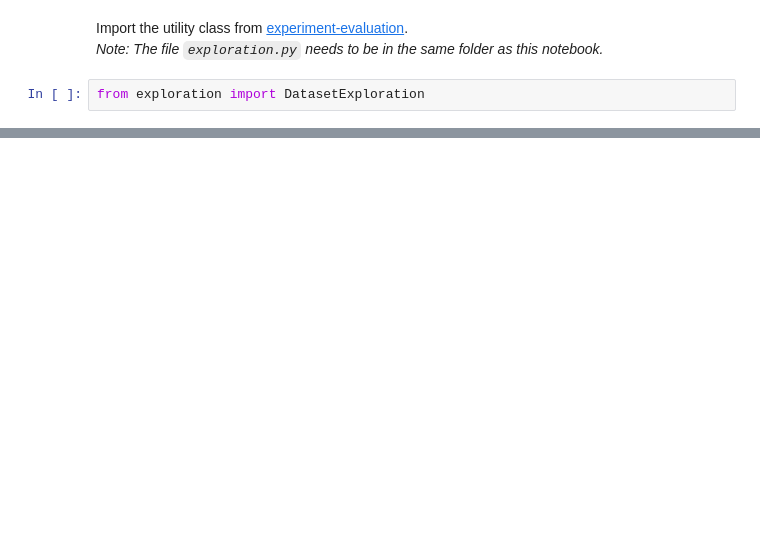
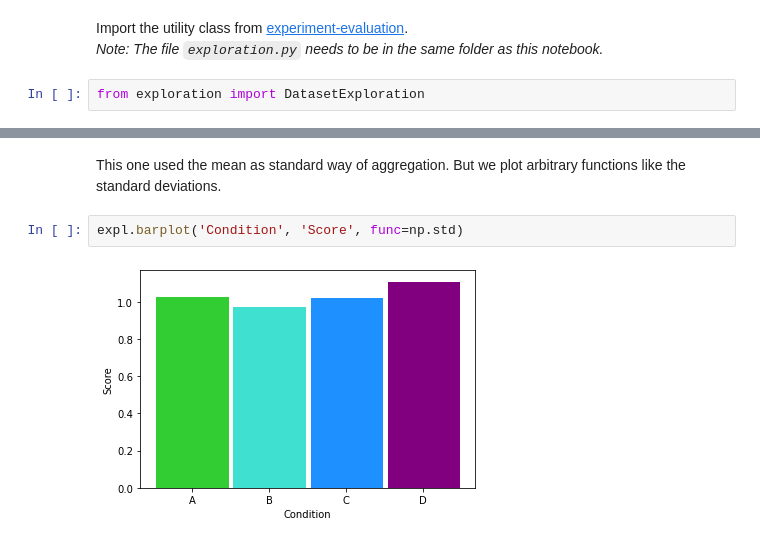
Before and after one commit to MarcRuble/experiment-evaluation, a Jupyter notebook: Exploration.ipynb, the cells around one changed output, grey strips where cells are left out. Cells and saved outputs as stored; diff of their text form; blank space fills up the shorter version.

```diff
--- a/Exploration.ipynb
+++ b/Exploration.ipynb
@@ -90,0 +230,6 @@ Name: Participant, dtype: int64
+# %% [markdown]
+This one used the mean as standard way of aggregation. But we plot arbitrary functions like the standard deviations.
+# %%
+expl.barplot('Condition', 'Score', func=np.std)
+# %% [output]
+[figure, added]
```
Also changed, not shown: parts of 40 cells of this notebook, 8 other files.
